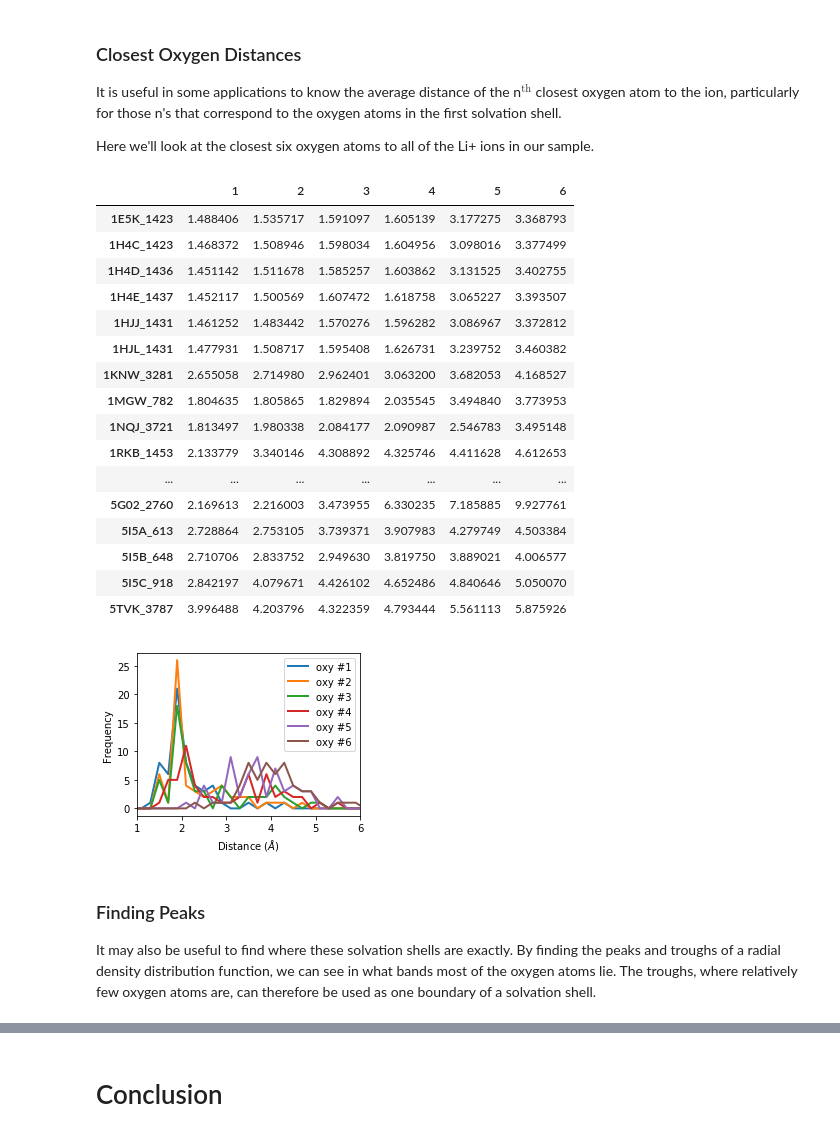
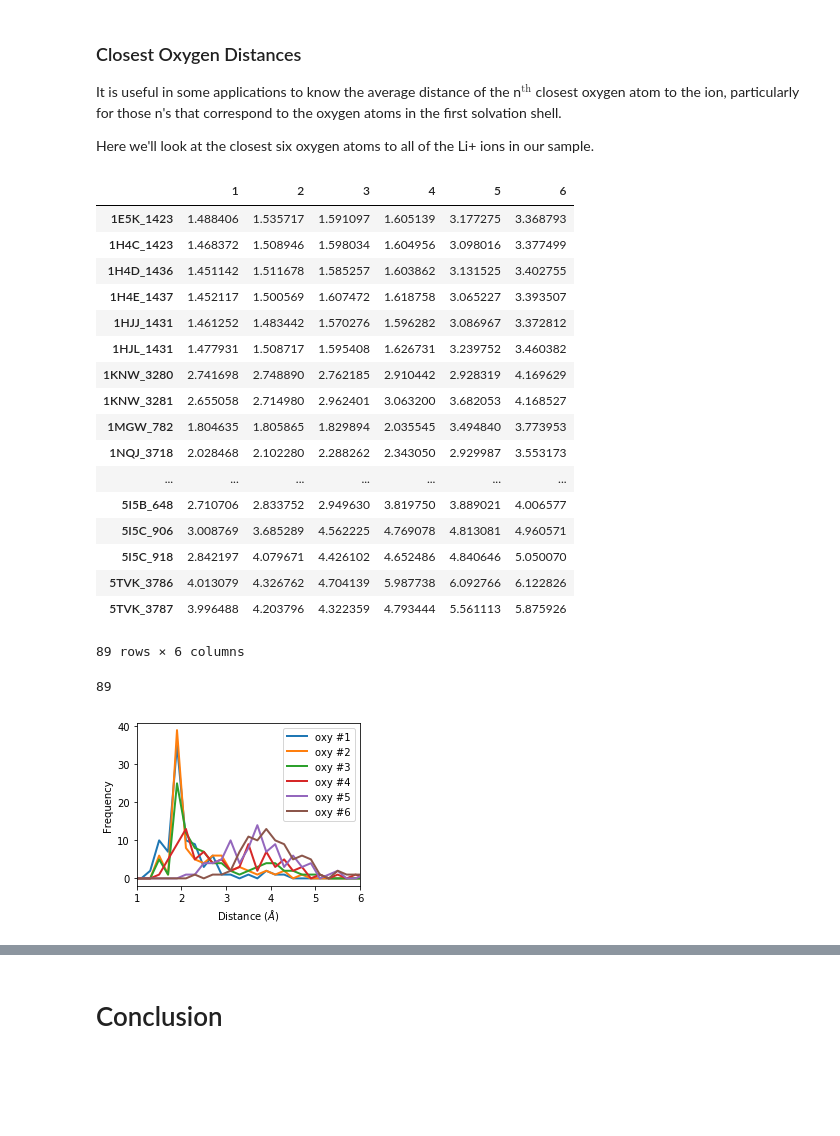
Before and after one commit to Becksteinlab/PDB_Ion_Survey, a Jupyter notebook: docs/Li_Ion_Survey.ipynb, the cells around one changed output, grey strips where cells are left out. Saved outputs shown, nothing was run; the diff lists cells and outputs as text; code cells hidden in the pictures; blank space fills up the shorter version.

```diff
--- a/docs/Li_Ion_Survey.ipynb
+++ b/docs/Li_Ion_Survey.ipynb
@@ -230,7 +263,7 @@ Here we'll look at the closest six oxygen atoms to all of the Li+ ions in our sa
 # get closest oxygen information
 oxys = pdbionsurvey.analysis.closest_oxy_distance(b, ['Li'], [2.5])
 # %%
-oxys
+oxys[0]
 # %% [output]
 |  | 1 | 2 | 3 | 4 | 5 | 6 |
 | 1E5K_1423 | 1.488406 | 1.535717 | 1.591097 | 1.605139 | 3.177275 | 3.368793 |
@@ -239,21 +272,22 @@ oxys
 | 1H4E_1437 | 1.452117 | 1.500569 | 1.607472 | 1.618758 | 3.065227 | 3.393507 |
 | 1HJJ_1431 | 1.461252 | 1.483442 | 1.570276 | 1.596282 | 3.086967 | 3.372812 |
 | 1HJL_1431 | 1.477931 | 1.508717 | 1.595408 | 1.626731 | 3.239752 | 3.460382 |
+| 1KNW_3280 | 2.741698 | 2.748890 | 2.762185 | 2.910442 | 2.928319 | 4.169629 |
 | 1KNW_3281 | 2.655058 | 2.714980 | 2.962401 | 3.063200 | 3.682053 | 4.168527 |
 | 1MGW_782 | 1.804635 | 1.805865 | 1.829894 | 2.035545 | 3.494840 | 3.773953 |
-| 1NQJ_3721 | 1.813497 | 1.980338 | 2.084177 | 2.090987 | 2.546783 | 3.495148 |
-| 1RKB_1453 | 2.133779 | 3.340146 | 4.308892 | 4.325746 | 4.411628 | 4.612653 |
+| 1NQJ_3718 | 2.028468 | 2.102280 | 2.288262 | 2.343050 | 2.929987 | 3.553173 |
 | ... | ... | ... | ... | ... | ... | ... |
-| 5G02_2760 | 2.169613 | 2.216003 | 3.473955 | 6.330235 | 7.185885 | 9.927761 |
-| 5I5A_613 | 2.728864 | 2.753105 | 3.739371 | 3.907983 | 4.279749 | 4.503384 |
 | 5I5B_648 | 2.710706 | 2.833752 | 2.949630 | 3.819750 | 3.889021 | 4.006577 |
+| 5I5C_906 | 3.008769 | 3.685289 | 4.562225 | 4.769078 | 4.813081 | 4.960571 |
 | 5I5C_918 | 2.842197 | 4.079671 | 4.426102 | 4.652486 | 4.840646 | 5.050070 |
+| 5TVK_3786 | 4.013079 | 4.326762 | 4.704139 | 5.987738 | 6.092766 | 6.122826 |
 | 5TVK_3787 | 3.996488 | 4.203796 | 4.322359 | 4.793444 | 5.561113 | 5.875926 |
+89 rows × 6 columns
+# %%
+len(oxys[0])
+# %% [output]
+89
 # %%
-ax = pdbionsurvey.analysis.graph_closest_oxy_distances(oxys, axlim=(1, 6))
+ax = pdbionsurvey.analysis.graph_closest_oxy_distances(oxys[0], axlim=(1, 6))
 # %% [output]
-[figure, old version]
+[figure, new version]
-# %% [markdown]
-### Finding Peaks
-
-It may also be useful to find where these solvation shells are exactly. By finding the peaks and troughs of a radial density distribution function, we can see in what bands most of the oxygen atoms lie. The troughs, where relatively few oxygen atoms are, can therefore be used as one boundary of a solvation shell.
```
Also changed, not shown: parts of 10 cells of this notebook.
